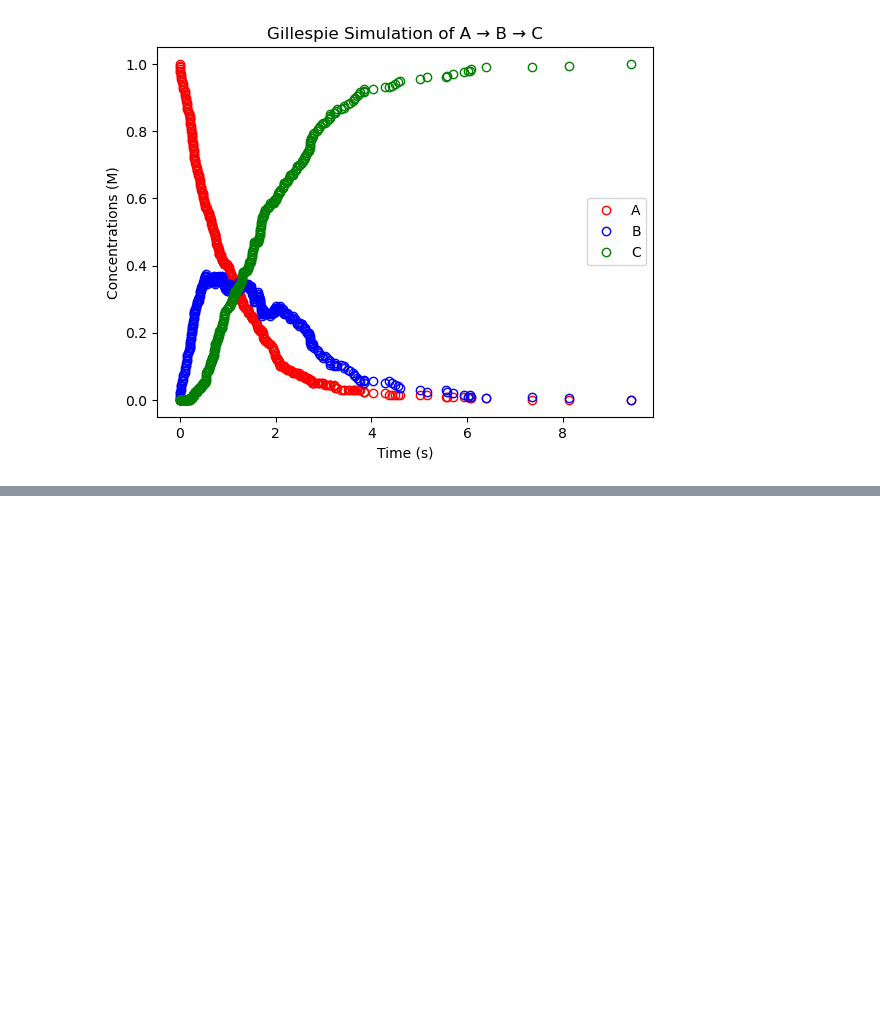
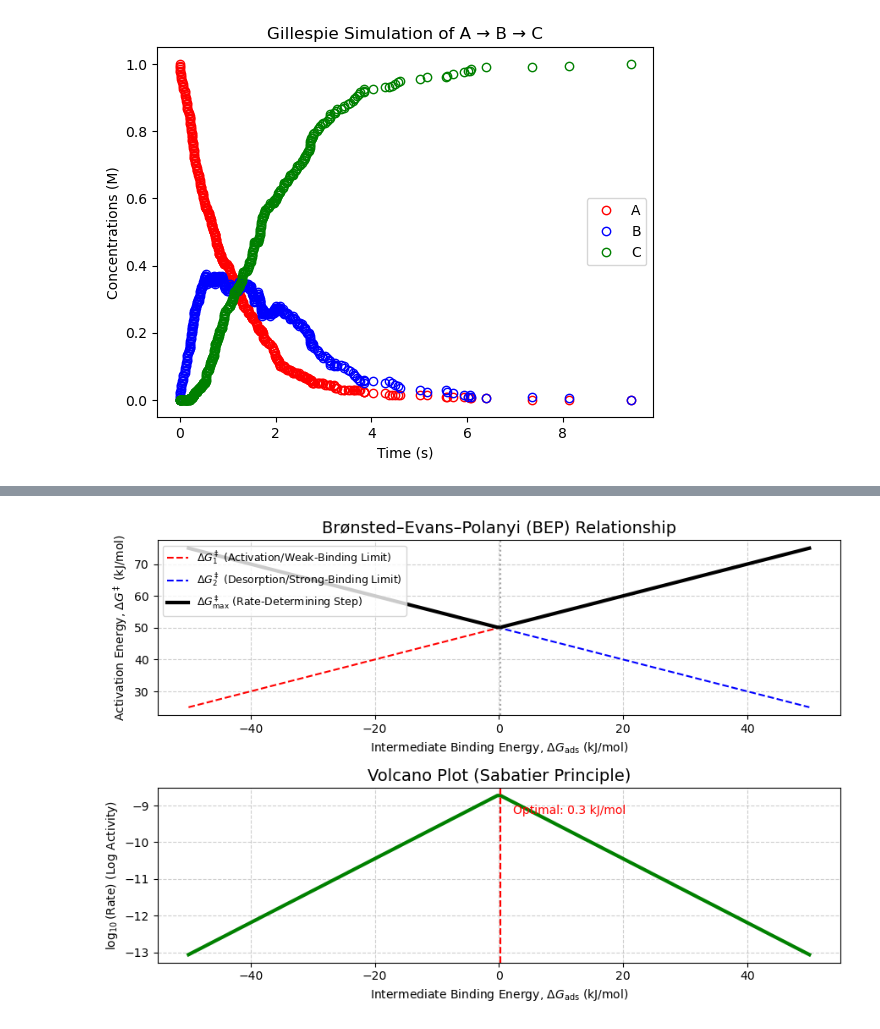
Before and after one commit to wmfschneider/CBE60546, a Jupyter notebook: Resources/Examples.ipynb, the cells around one changed output, grey strips where cells are left out. Saved outputs shown, nothing was run; the diff lists cells and outputs as text; code cells hidden in the pictures; blank space fills up the shorter version.

```diff
--- a/Resources/Examples.ipynb
+++ b/Resources/Examples.ipynb
@@ -971,0 +982,89 @@ plt.legend()
+# %%
+import numpy as np
+import matplotlib.pyplot as plt
+
+R = 8.314        # Gas constant (J/mol/K)
+T = 300.0        # Temperature (K)
+RT = R * T / 1000  # RT in kJ/mol
+
+# --- BEP Parameters (Brønsted-Evans-Polanyi) ---
+# These parameters define the linear relationship: Delta G_activation = alpha * Delta G_reaction + beta
+# Simplified for a two-step cycle where Delta G_ads is the descriptor (x-axis)
+# The slope is 'alpha', the intercept is 'beta'.
+
+# Step 1: Reactant Activation (e.g., A + * -> A*)
+# Barrier increases as A* binds weaker (Delta G_ads increases)
+ALPHA1 = 0.5     # Slope (change in barrier per change in binding energy)
+BETA1 = 50.0     # Baseline activation energy (kJ/mol)
+
+# Step 2: Product Desorption (e.g., A* -> P + *)
+# Barrier decreases as A* binds stronger (Delta G_ads decreases)
+ALPHA2 = 0.5     # Slope (magnitude is arbitrary but must be opposite of ALPHA1)
+BETA2 = 50.0     # Baseline activation energy (kJ/mol)
+
+
+def calculate_rate(delta_g_ads):
+    """Calculates the overall rate constant based on the BEP principle."""
+
+    # 1. Activation Energy for Step 1 (Weak Binding Limit)
+    # The barrier for forming the intermediate. Increases as Delta G_ads increases.
+    delta_g_1_double_dagger = ALPHA1 * delta_g_ads + BETA1
+
+    # 2. Activation Energy for Step 2 (Strong Binding Limit)
+    # The barrier for consuming the intermediate. Decreases as Delta G_ads increases.
+    # Note the -(delta_g_ads) term to create the opposite slope for the volcano.
+    delta_g_2_double_dagger = ALPHA2 * (-delta_g_ads) + BETA2
+
+    # 3. Overall Rate (Limited by the highest barrier - the rate-determining step)
+    # The rate is proportional to the Arrhenius factor of the highest barrier.
+    # We take the maximum of the two activation energies to find the RDS barrier.
+    delta_g_max_double_dagger = np.maximum(delta_g_1_double_dagger, delta_g_2_double_dagger)
+
+    # Rate Constant (simplified Arrhenius expression, assuming pre-factor A=1)
+    rate_constant = np.exp(-delta_g_max_double_dagger / RT)
+
+    # Return all components for plotting
+    return delta_g_1_double_dagger, delta_g_2_double_dagger, rate_constant
+
+
+# --- Generate Data and Plot ---
+# Range of binding energies (x-axis)
+DH_ADS = np.linspace(-50, 50, 200) # (kJ/mol)
+
+# Calculate rate components across the range
+DG1_BARRIER, DG2_BARRIER, RATE = calculate_rate(DH_ADS)
+LOG_RATE = np.log10(RATE) # Use log10 for plot readability
+
+# --- Find the Optimal Point (Volcano Peak) ---
+optimal_index = np.argmax(RATE)
+optimal_dh = DH_ADS[optimal_index]
+optimal_log_rate = LOG_RATE[optimal_index]
+
+# --- Plotting ---
+plt.figure(figsize=(9, 6))
+
+# 1. Plot the two BEP lines (Activation Energies)
+plt.subplot(2, 1, 1)
+plt.plot(DH_ADS, DG1_BARRIER, 'r--', label=r'$\Delta G_1^\ddagger$ (Activation/Weak-Binding Limit)')
+plt.plot(DH_ADS, DG2_BARRIER, 'b--', label=r'$\Delta G_2^\ddagger$ (Desorption/Strong-Binding Limit)')
+plt.plot(DH_ADS, np.maximum(DG1_BARRIER, DG2_BARRIER), 'k-', linewidth=3, label=r'$\Delta G_{\text{max}}^\ddagger$ (Rate-Determining Step)')
+plt.axvline(optimal_dh, color='gray', linestyle=':', alpha=0.7)
+plt.title(r'Brønsted–Evans–Polanyi (BEP) Relationship', fontsize=14)
+plt.xlabel(r'Intermediate Binding Energy, $\Delta G_{\text{ads}}$ (kJ/mol)')
+plt.ylabel(r'Activation Energy, $\Delta G^\ddagger$ (kJ/mol)')
+plt.legend(loc='upper left', fontsize=9)
+plt.grid(True, which='both', ls='--', alpha=0.6)
+
+# 2. Plot the Volcano Plot (Rate)
+plt.subplot(2, 1, 2)
+plt.plot(DH_ADS, LOG_RATE, 'g-', linewidth=3)
+plt.axvline(optimal_dh, color='r', linestyle='--', label=r'$\Delta G_{\text{ads, opt}}$')
+plt.title('Volcano Plot (Sabatier Principle)', fontsize=14)
+plt.xlabel(r'Intermediate Binding Energy, $\Delta G_{\text{ads}}$ (kJ/mol)')
+plt.ylabel(r'$\log_{10}(\text{Rate})$ (Log Activity)')
+plt.text(optimal_dh + 2, optimal_log_rate - 0.5, f'Optimal: {optimal_dh:.1f} kJ/mol', color='r', fontsize=10)
+plt.grid(True, which='both', ls='--', alpha=0.6)
+plt.tight_layout()
+plt.show()
+# %% [output]
+[figure, added]
```
Also changed, not shown: parts of 6 cells of this notebook, 9 other files.
